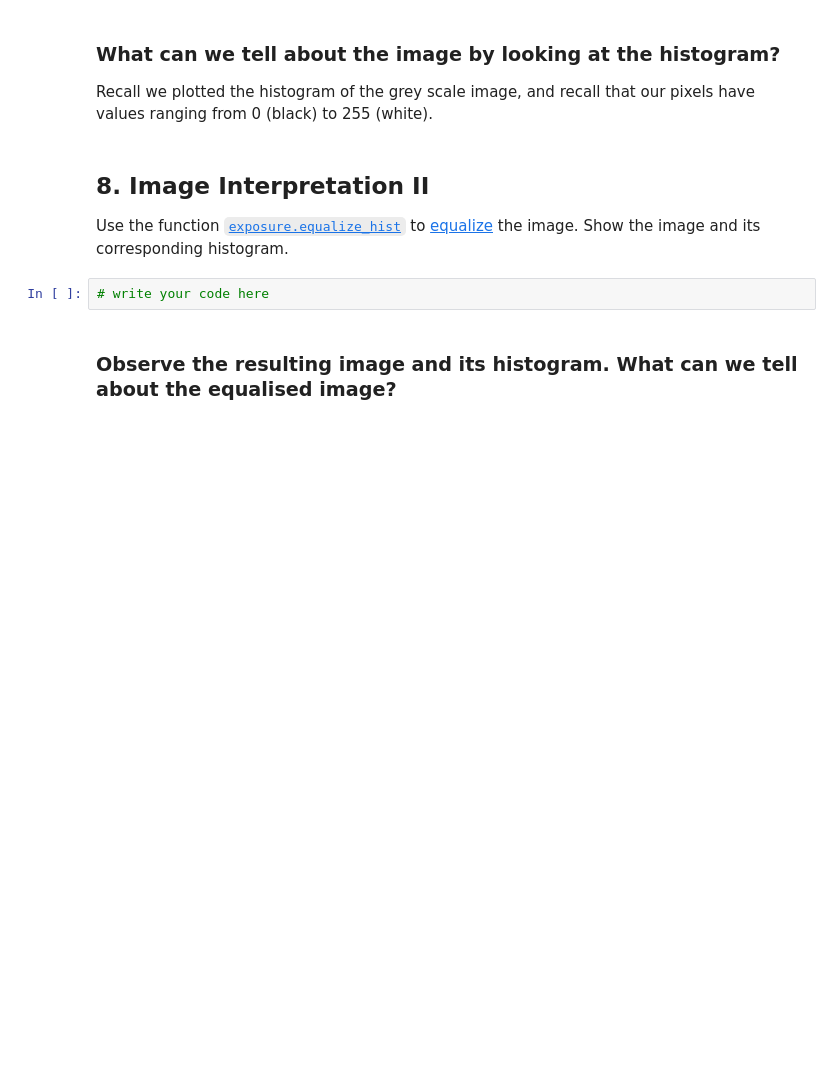
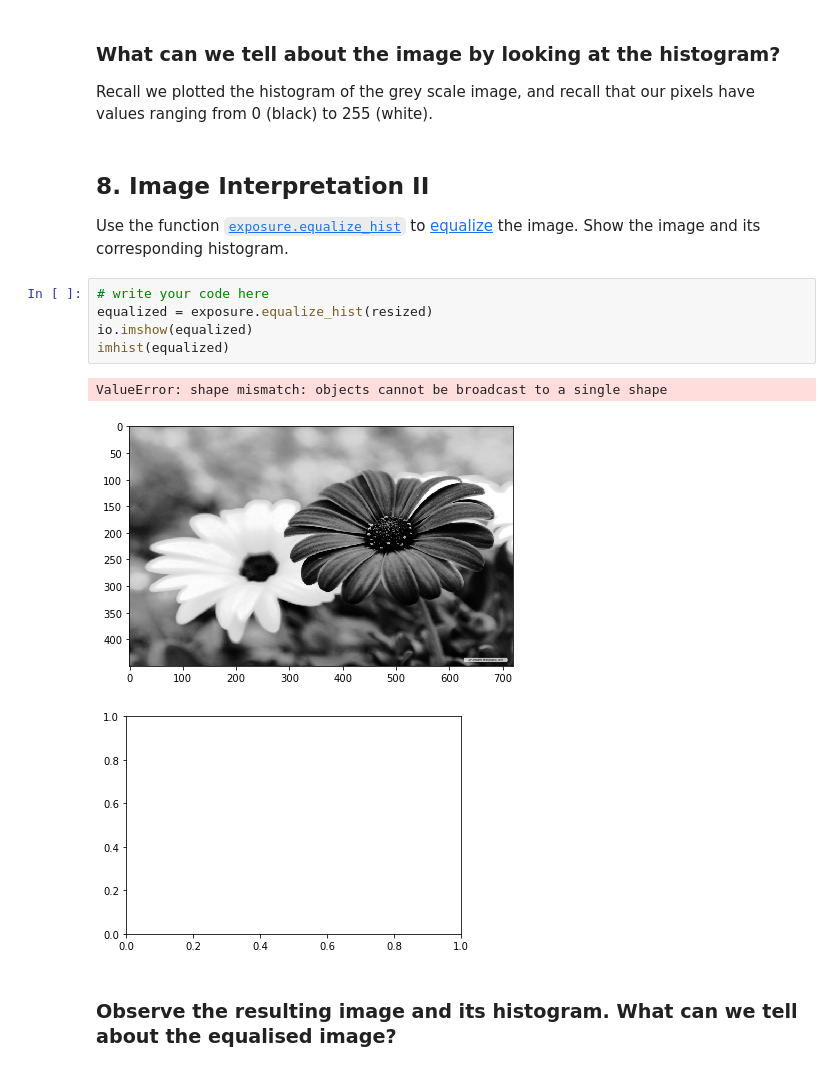
Before and after one commit to sjpollard/COMS20011_2020, a Jupyter notebook: labs/lab_2/labsheet2.ipynb, the cells around one changed output. Cells and saved outputs as stored; diff of their text form; blank space fills up the shorter version.

```diff
--- a/labs/lab_2/labsheet2.ipynb
+++ b/labs/lab_2/labsheet2.ipynb
@@ -175,5 +225,12 @@ Recall we plotted the histogram of the grey scale image, and recall that our pix
 Use the function [`exposure.equalize_hist`](http://scikit-image.org/docs/dev/api/skimage.exposure.html#skimage.exposure.equalize_hist) to [equalize](https://en.wikipedia.org/wiki/Histogram_equalization) the image. Show the image and its corresponding histogram.
 # %%
 # write your code here
+equalized = exposure.equalize_hist(resized)
+io.imshow(equalized)
+imhist(equalized)
+# %% [output]
+ValueError: shape mismatch: objects cannot be broadcast to a single shape
+[figure, added]
+[figure, added]
 # %% [markdown]
 ### Observe the resulting image and its histogram. What can we tell about the equalised image?
```
Also changed, not shown: parts of 19 cells of this notebook.
